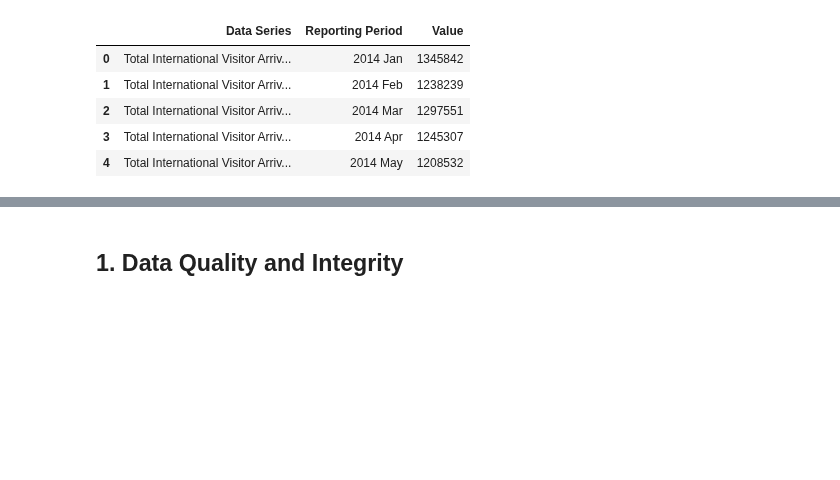
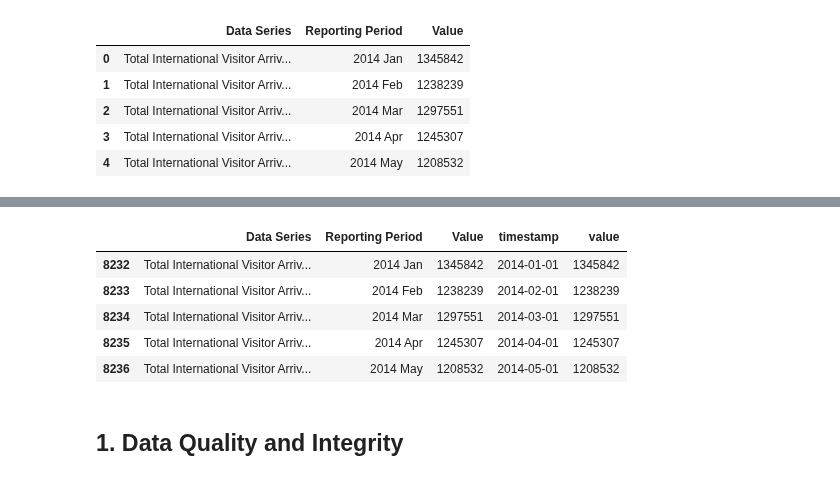
Before and after one commit to calvin4370/nhb-museum-visitorship-forecasting, a Jupyter notebook: notebooks/01_eda.ipynb, the cells around one changed output, grey strips where cells are left out. Cells and saved outputs as stored; diff of their text form; code cells hidden in the pictures; blank space fills up the shorter version.

```diff
--- a/notebooks/01_eda.ipynb
+++ b/notebooks/01_eda.ipynb
@@ -91,3 +99,12 @@ museums[["code", "timestamp", "value"]].head()
+# %%
+intl_arrivals_df.head()
+# %% [output]
+|  | Data Series | Reporting Period | Value | timestamp | value |
+| 8232 | Total International Visitor Arriv... | 2014 Jan | 1345842 | 2014-01-01 | 1345842 |
+| 8233 | Total International Visitor Arriv... | 2014 Feb | 1238239 | 2014-02-01 | 1238239 |
+| 8234 | Total International Visitor Arriv... | 2014 Mar | 1297551 | 2014-03-01 | 1297551 |
+| 8235 | Total International Visitor Arriv... | 2014 Apr | 1245307 | 2014-04-01 | 1245307 |
+| 8236 | Total International Visitor Arriv... | 2014 May | 1208532 | 2014-05-01 | 1208532 |
 # %% [markdown]
 ## 1. Data Quality and Integrity
 # %%
```
Also changed, not shown: parts of 21 cells of this notebook.
